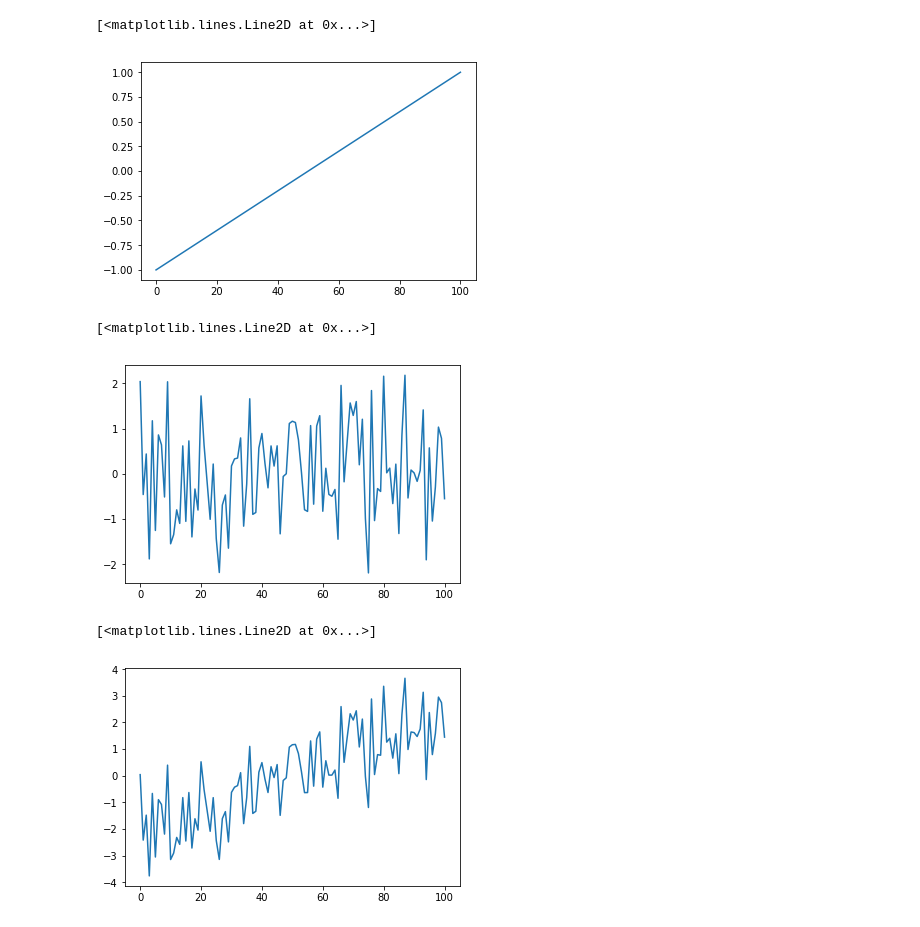
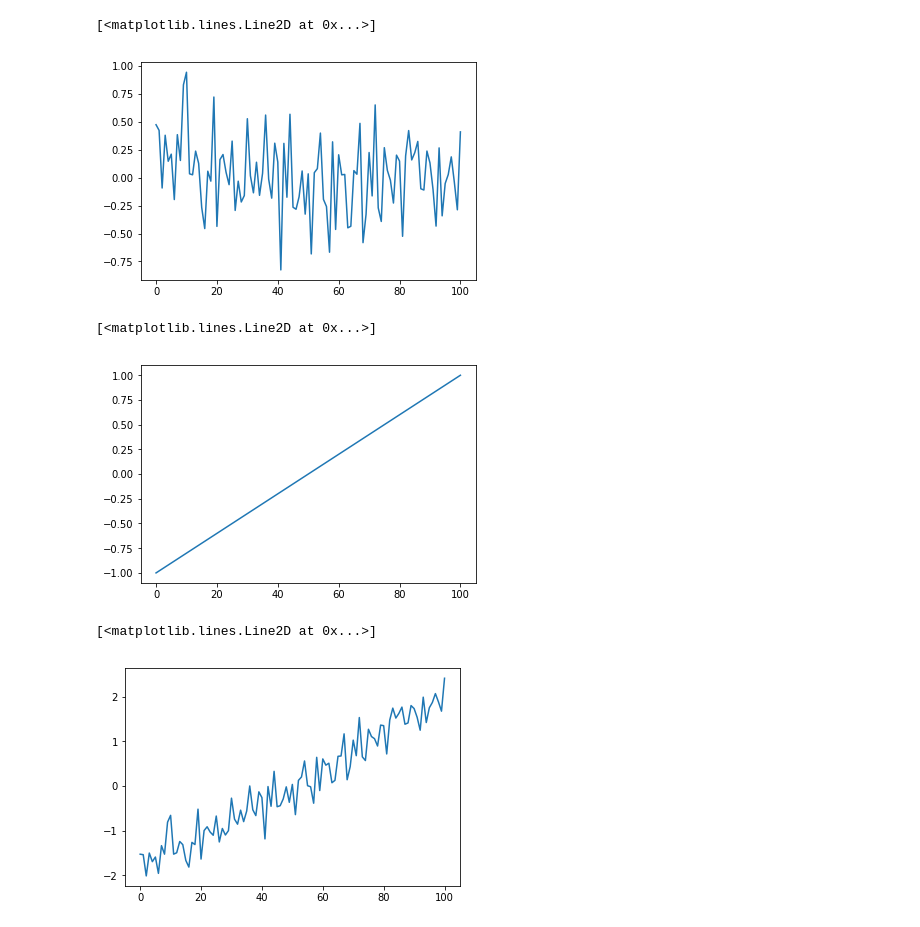
Before and after one commit to AiDevNepal/ai-saturdays-workshop-2, a Jupyter notebook: lr.ipynb, the cells around one changed output. Drawn from its saved outputs; the diff is of its cells as text; code cells hidden in the pictures.

```diff
--- a/lr.ipynb
+++ b/lr.ipynb
@@ -7,8 +6,8 @@ import seaborn as sns
 %matplotlib inline
 # %%
 X = np.linspace(-1, 1,101)
-noise = np.random.randn(*X.shape) * 1
-plt.plot(X)
+noise = np.random.randn(X.shape[0])*0.33
+plt.plot(noise)
 # %% [output]
 [<matplotlib.lines.Line2D at 0x...>]
-[figure, old version]
+[figure, new version]
@@ -15,5 +16,5 @@ plt.plot(X)
 # %%
-plt.plot(noise)
+plt.plot(X)
 # %% [output]
 [<matplotlib.lines.Line2D at 0x...>]
-[figure, old version]
+[figure, new version]
@@ -22,6 +21,6 @@ y = 2*X+noise
 # %%
-plt.plot(y)
+plt.plot(Y)
 # %% [output]
 [<matplotlib.lines.Line2D at 0x...>]
-[figure, old version]
+[figure, new version]
 # %%
```
Also changed, not shown: parts of 8 cells of this notebook, 1 other file.
